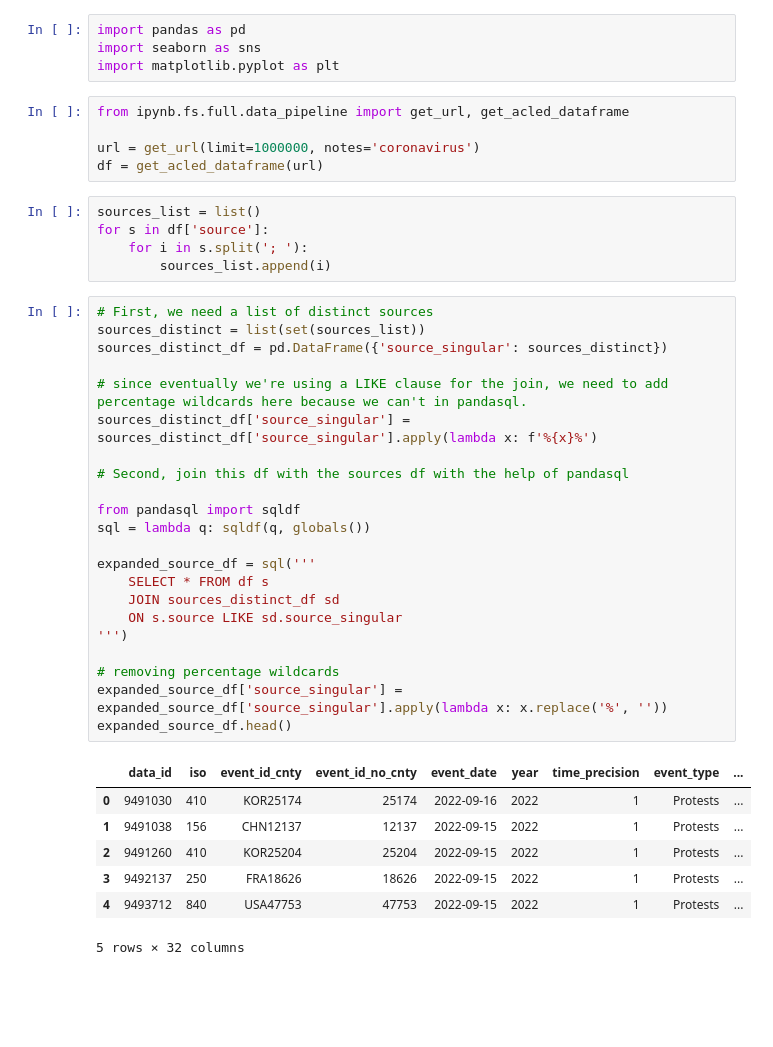
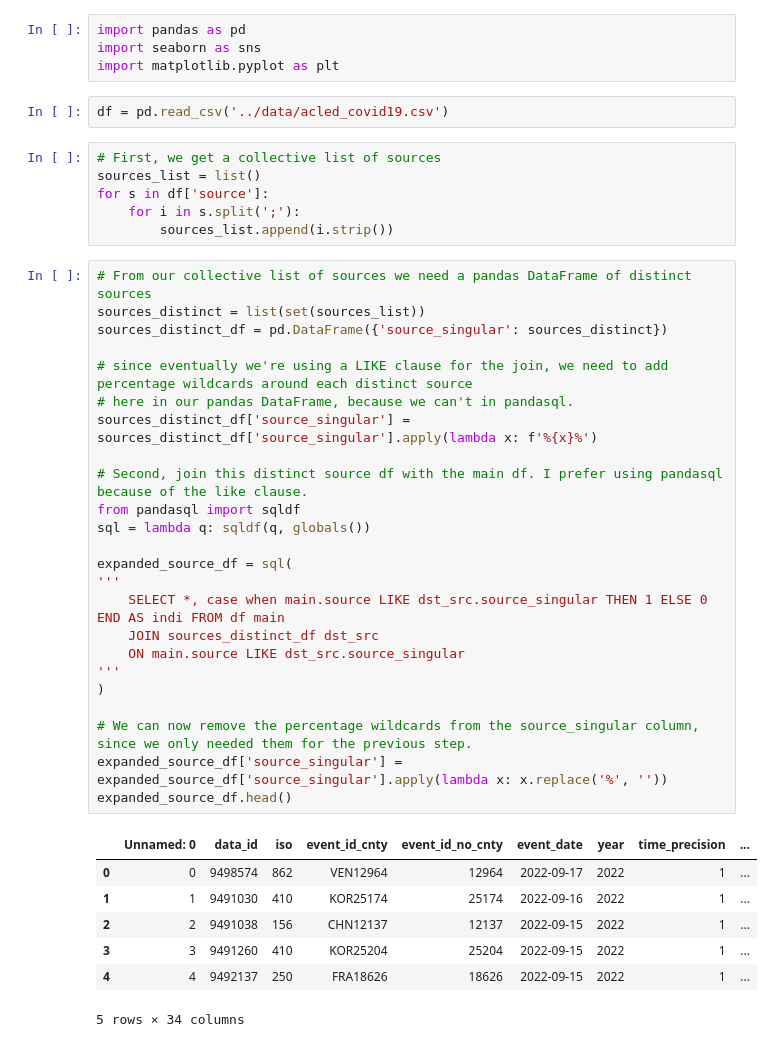
Before and after one commit to bradywilky/data_providers, a Jupyter notebook: data/expand_sources.ipynb, the cells around one changed output. Drawn from its saved outputs; the diff is of its cells as text; blank space fills up the shorter version.

```diff
--- a/data/expand_sources.ipynb
+++ b/data/expand_sources.ipynb
@@ -3,45 +3,45 @@ import pandas as pd
 import seaborn as sns
 import matplotlib.pyplot as plt
 # %%
-from ipynb.fs.full.data_pipeline import get_url, get_acled_dataframe
-
-url = get_url(limit=1000000, notes='coronavirus')
-df = get_acled_dataframe(url)
+df = pd.read_csv('../data/acled_covid19.csv')
 # %%
+# First, we get a collective list of sources
 sources_list = list()
 for s in df['source']:
-    for i in s.split('; '):
-        sources_list.append(i)
+    for i in s.split(';'):
+        sources_list.append(i.strip())
 # %%
-# First, we need a list of distinct sources
+# From our collective list of sources we need a pandas DataFrame of distinct sources
 sources_distinct = list(set(sources_list))
 sources_distinct_df = pd.DataFrame({'source_singular': sources_distinct})
 
-# since eventually we're using a LIKE clause for the join, we need to add percentage wildcards here because we can't in pandasql.
+# since eventually we're using a LIKE clause for the join, we need to add percentage wildcards around each distinct source
+# here in our pandas DataFrame, because we can't in pandasql.
 sources_distinct_df['source_singular'] = sources_distinct_df['source_singular'].apply(lambda x: f'%{x}%')
 
-# Second, join this df with the sources df with the help of pandasql
-
+# Second, join this distinct source df with the main df. I prefer using pandasql because of the like clause.
 from pandasql import sqldf
 sql = lambda q: sqldf(q, globals())
 
-expanded_source_df = sql('''
-    SELECT * FROM df s
-    JOIN sources_distinct_df sd
-    ON s.source LIKE sd.source_singular
-''')
+expanded_source_df = sql(
+'''
+    SELECT *, case when main.source LIKE dst_src.source_singular THEN 1 ELSE 0 END AS indi FROM df main
+    JOIN sources_distinct_df dst_src
+    ON main.source LIKE dst_src.source_singular
+'''
+)
 
-# removing percentage wildcards
+# We can now remove the percentage wildcards from the source_singular column, since we only needed them for the previous step.
 expanded_source_df['source_singular'] = expanded_source_df['source_singular'].apply(lambda x: x.replace('%', ''))
 expanded_source_df.head()
 # %% [output]
-|  | data_id | iso | event_id_cnty | event_id_no_cnty | event_date | year | time_precision | event_type | ... |
-| 0 | 9491030 | 410 | KOR25174 | 25174 | 2022-09-16 | 2022 | 1 | Protests | ... |
-| 1 | 9491038 | 156 | CHN12137 | 12137 | 2022-09-15 | 2022 | 1 | Protests | ... |
-| 2 | 9491260 | 410 | KOR25204 | 25204 | 2022-09-15 | 2022 | 1 | Protests | ... |
-| 3 | 9492137 | 250 | FRA18626 | 18626 | 2022-09-15 | 2022 | 1 | Protests | ... |
-| 4 | 9493712 | 840 | USA47753 | 47753 | 2022-09-15 | 2022 | 1 | Protests | ... |
+|  | Unnamed: 0 | data_id | iso | event_id_cnty | event_id_no_cnty | event_date | year | time_precision | ... |
+| 0 | 0 | 9498574 | 862 | VEN12964 | 12964 | 2022-09-17 | 2022 | 1 | ... |
+| 1 | 1 | 9491030 | 410 | KOR25174 | 25174 | 2022-09-16 | 2022 | 1 | ... |
+| 2 | 2 | 9491038 | 156 | CHN12137 | 12137 | 2022-09-15 | 2022 | 1 | ... |
+| 3 | 3 | 9491260 | 410 | KOR25204 | 25204 | 2022-09-15 | 2022 | 1 | ... |
+| 4 | 4 | 9492137 | 250 | FRA18626 | 18626 | 2022-09-15 | 2022 | 1 | ... |
-5 rows × 32 columns
+5 rows × 34 columns
 # %%
 expanded_source_df[expanded_source_df['source_singular'].str.len()<expanded_source_df['source'].str.len()]
 # %% [output]
```
Also changed, not shown: parts of 2 cells of this notebook, 1 other file.
